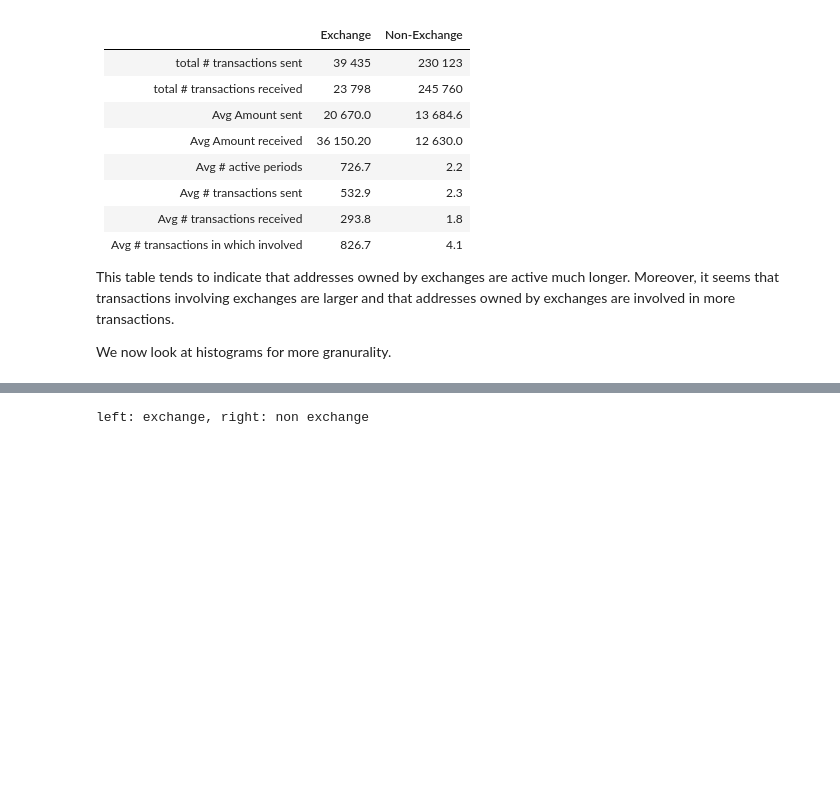
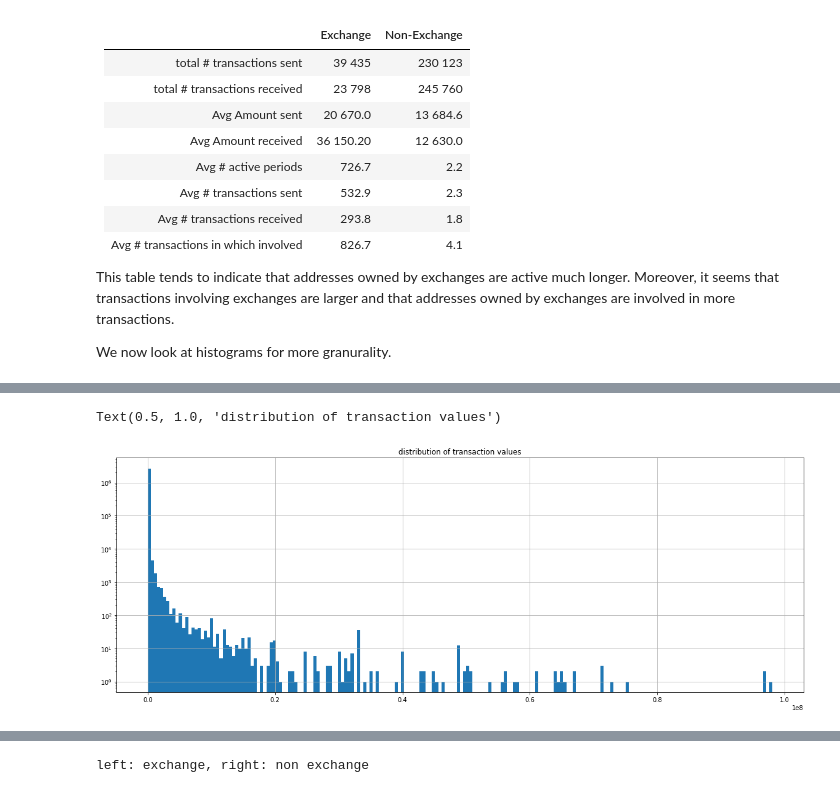
Before and after one commit to jjbl99/DL_ens, a Jupyter notebook: data_visualisation.ipynb, the cells around one changed output, grey strips where cells are left out. Drawn from its saved outputs; the diff is of its cells as text; code cells hidden in the pictures; blank space fills up the shorter version.

```diff
--- a/data_visualisation.ipynb
+++ b/data_visualisation.ipynb
@@ -265,0 +279,8 @@ def distrib_plot(frames, cat, sent = True, log = True):
+# %%
+fig, ax = plt.subplots(figsize = (20,7))
+frame['value'].hist(bins = 200)
+ax.set_yscale('log')
+plt.title('distribution of transaction values')
+# %% [output]
+Text(0.5, 1.0, 'distribution of transaction values')
+[figure, added]
```
Also changed, not shown: parts of 10 cells of this notebook.
